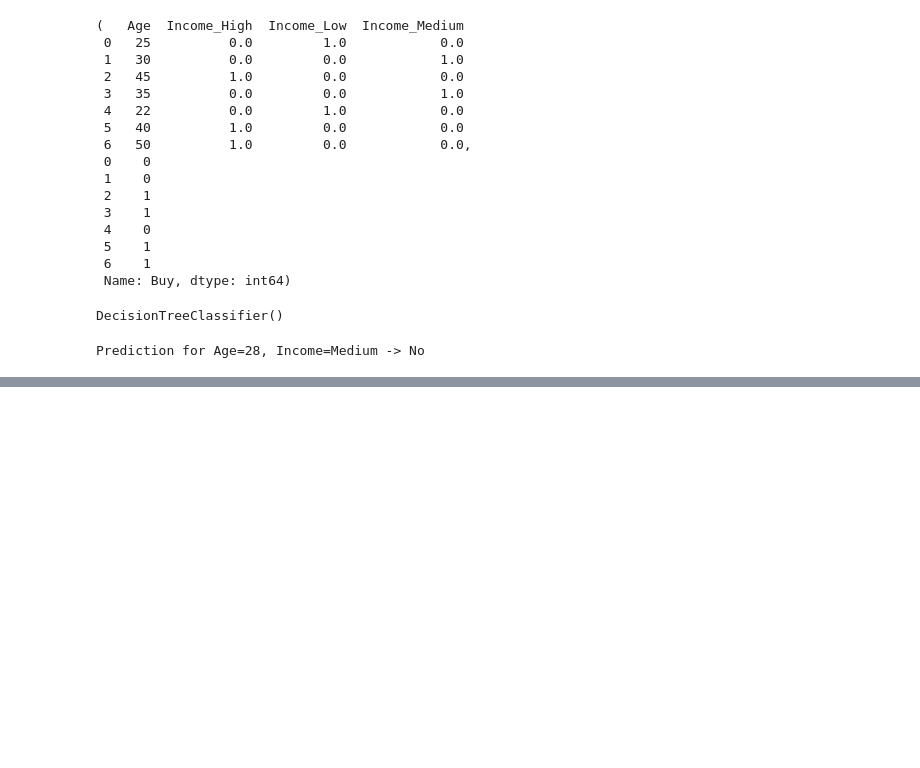
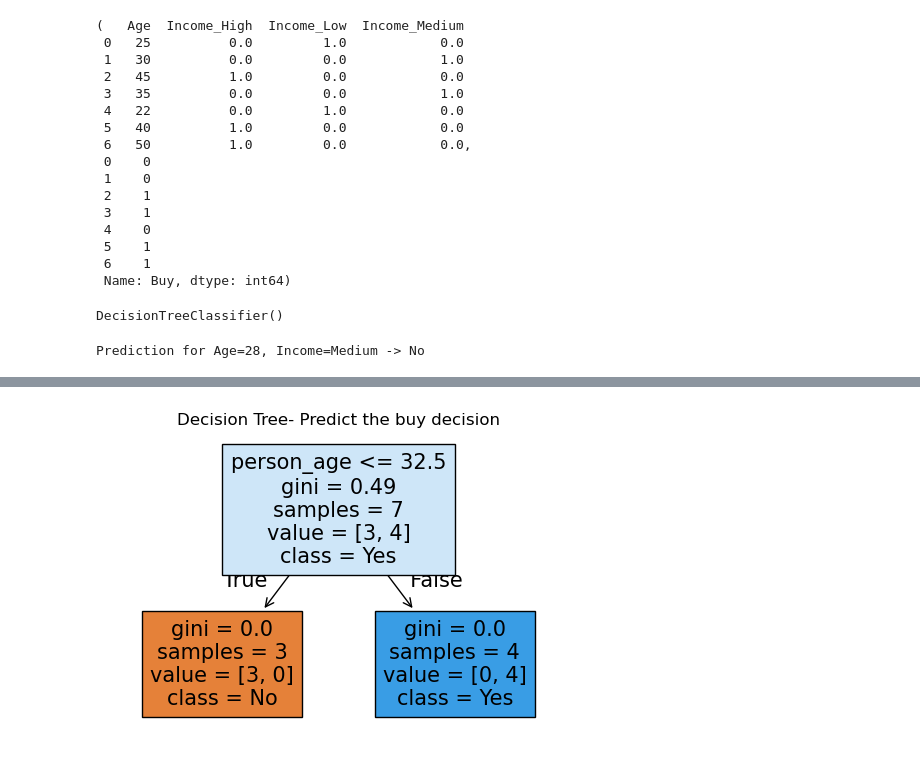
Before and after one commit to Rsymlll/trainingaiml, a Jupyter notebook: Day-17/DecisionTreeEx.ipynb, the cells around one changed output, grey strips where cells are left out. Cells and saved outputs as stored; diff of their text form; code cells hidden in the pictures; blank space fills up the shorter version.

```diff
--- a/Day-17/DecisionTreeEx.ipynb
+++ b/Day-17/DecisionTreeEx.ipynb
@@ -234,0 +235,10 @@ Prediction for Age=24, Income=Low -> No
+# %%
+plt.figure(figsize=(6,4))
+plot_tree(model,
+          feature_names=['person_age','person_income'],
+          class_names=['No','Yes'],
+          filled=True)
+plt.title('Decision Tree- Predict the buy decision')
+plt.show()
+# %% [output]
+[figure, added]
```
Also changed, not shown: parts of 1 cell of this notebook, 3 other files.
